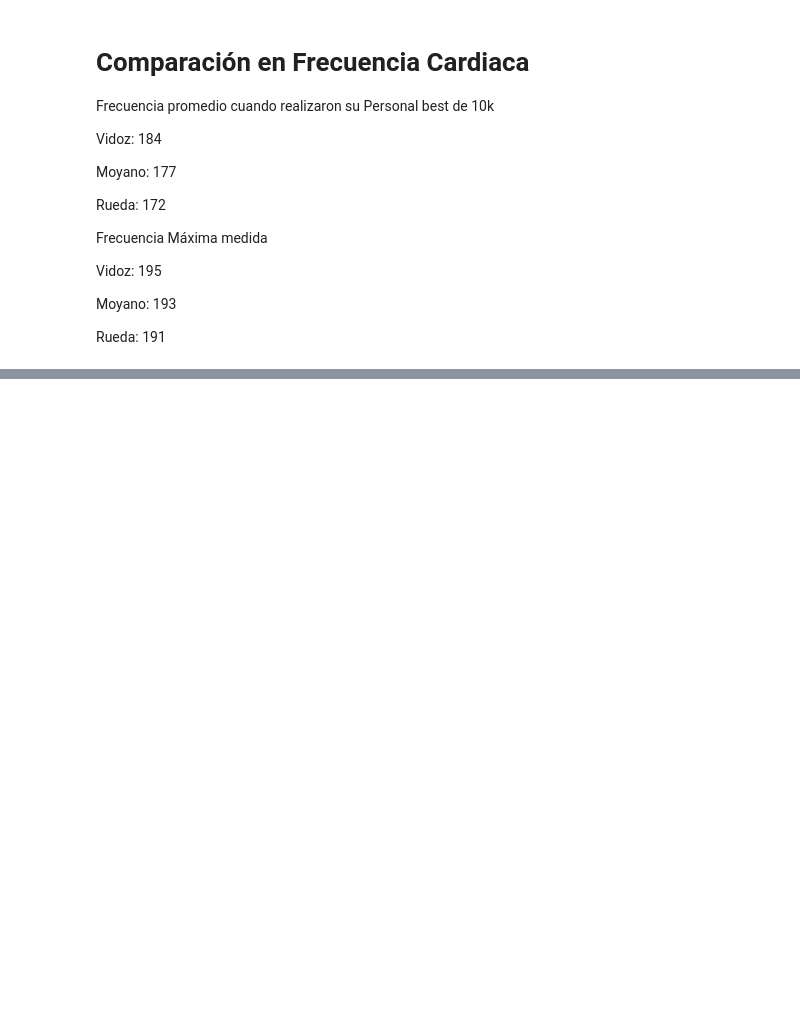
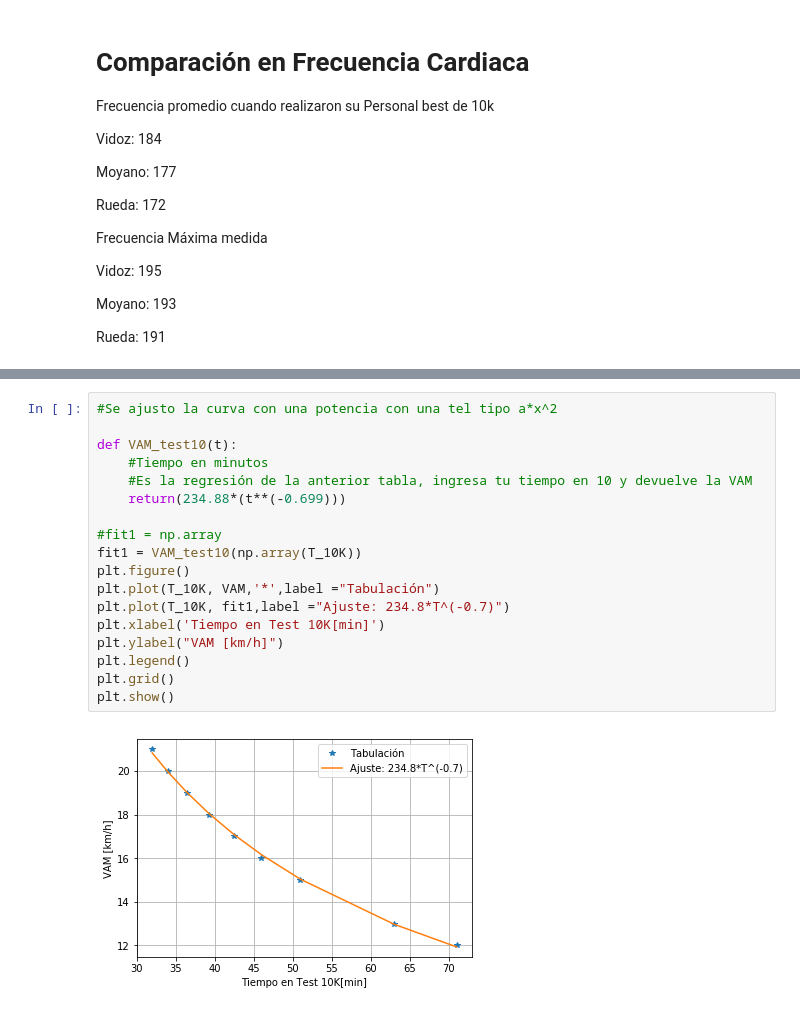
Before and after one commit to sagarueda/Data_10k_Test, a Jupyter notebook: Test 10K.ipynb, the cells around one changed output, grey strips where cells are left out. Drawn from its saved outputs; the diff is of its cells as text; blank space fills up the shorter version.

```diff
--- a/Test 10K.ipynb
+++ b/Test 10K.ipynb
@@ -294,0 +324,20 @@ plt.show()
+# %%
+#Se ajusto la curva con una potencia con una tel tipo a*x^2
+
+def VAM_test10(t):
+    #Tiempo en minutos
+    #Es la regresión de la anterior tabla, ingresa tu tiempo en 10 y devuelve la VAM
+    return(234.88*(t**(-0.699)))
+
+#fit1 = np.array
+fit1 = VAM_test10(np.array(T_10K))
+plt.figure()
+plt.plot(T_10K, VAM,'*',label ="Tabulación")
+plt.plot(T_10K, fit1,label ="Ajuste: 234.8*T^(-0.7)")
+plt.xlabel('Tiempo en Test 10K[min]')
+plt.ylabel("VAM [km/h]")
+plt.legend()
+plt.grid()
+plt.show()
+# %% [output]
+[figure, added]
```
Also changed, not shown: parts of 12 cells of this notebook.
